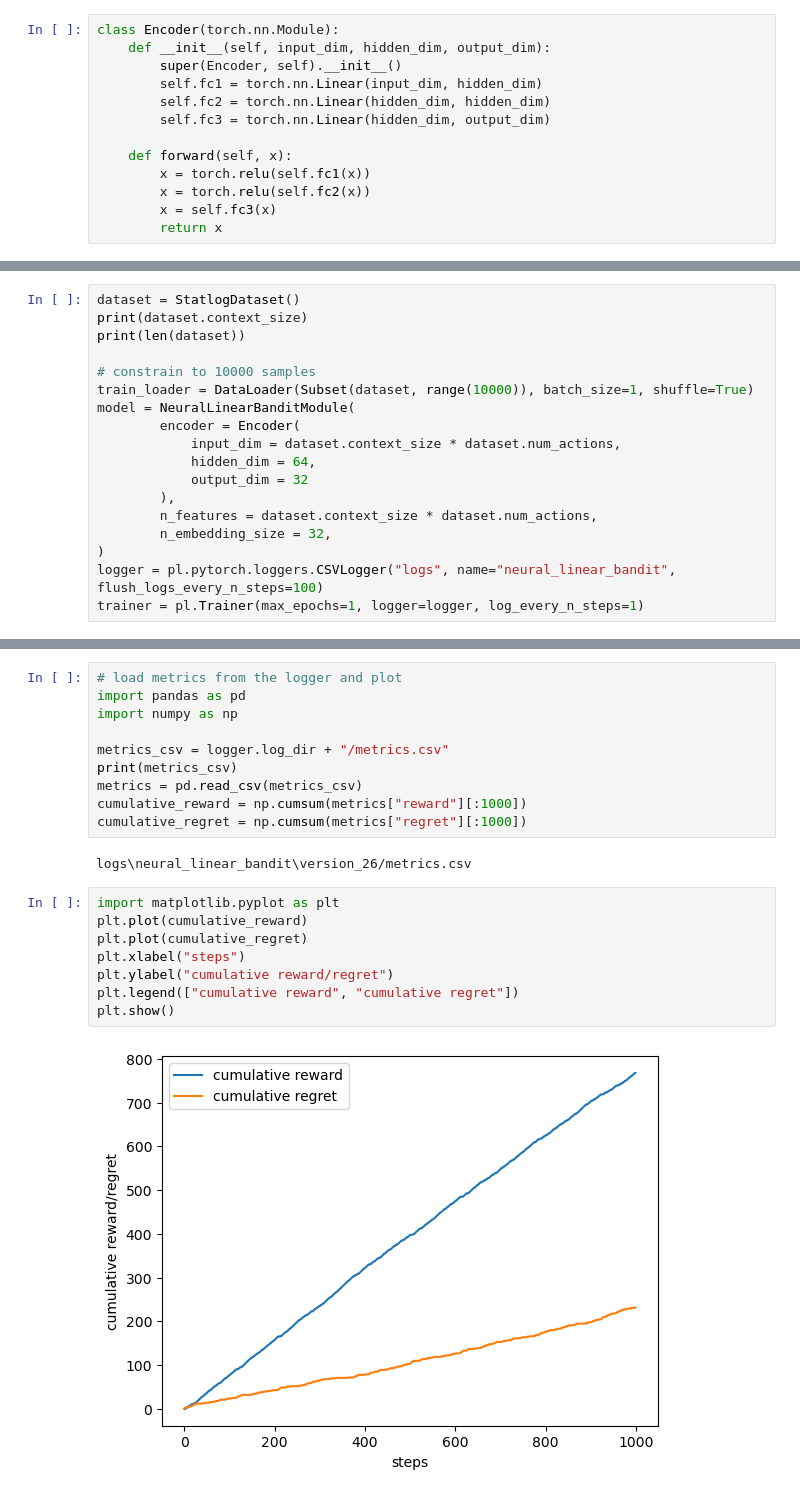
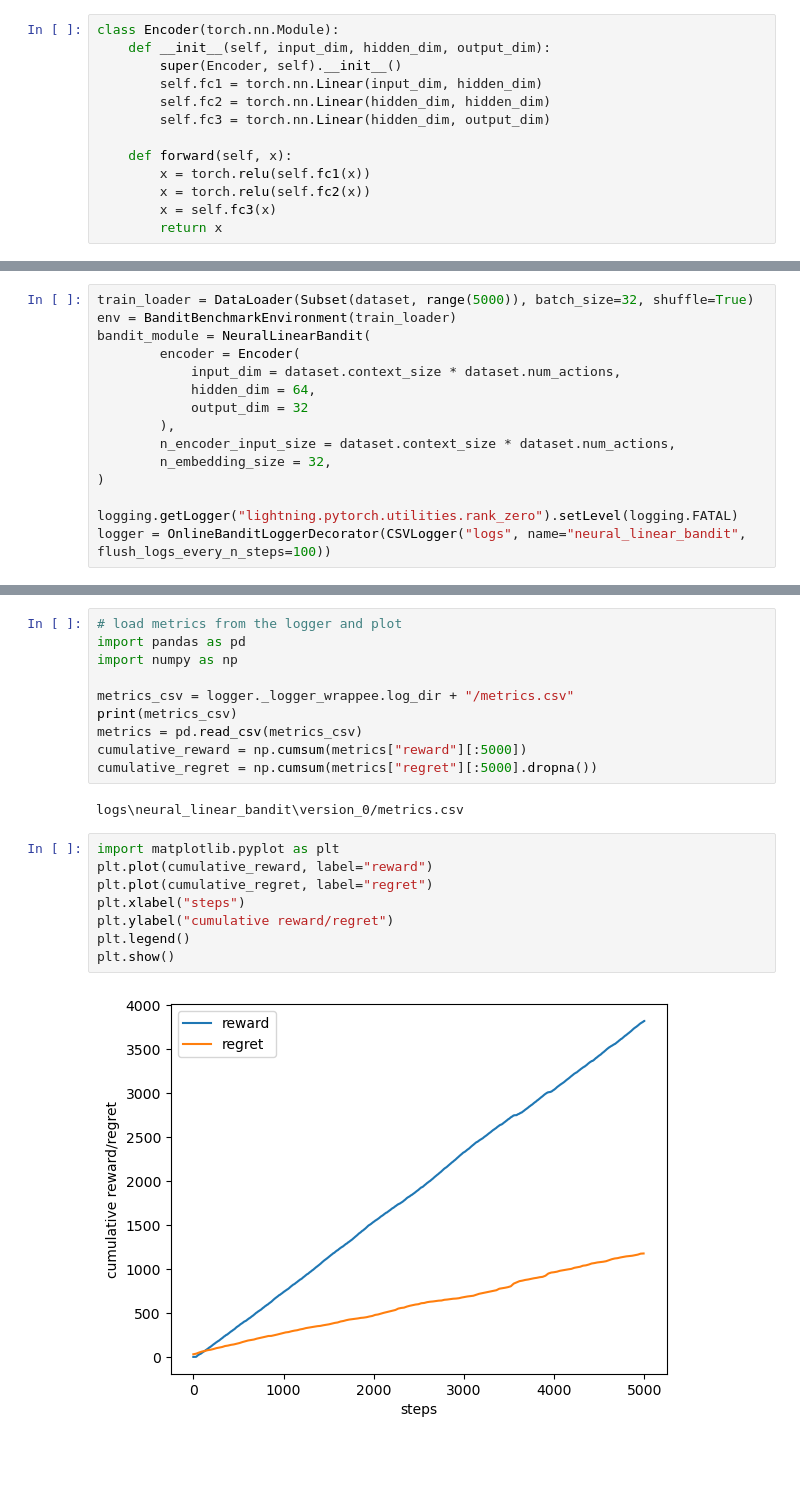
Before and after one commit to neural-bandits/calvera, a Jupyter notebook: examples/neural_linear.ipynb, the cells around one changed output, grey strips where cells are left out. Cells and saved outputs as stored; diff of their text form; blank space fills up the shorter version.

```diff
--- a/examples/neural_linear.ipynb
+++ b/examples/neural_linear.ipynb
@@ -21,18 +34,15 @@ class Encoder(torch.nn.Module):
 # %%
-dataset = StatlogDataset()
-print(dataset.context_size)
-print(len(dataset))
-
-# constrain to 10000 samples
-train_loader = DataLoader(Subset(dataset, range(10000)), batch_size=1, shuffle=True)
-model = NeuralLinearBanditModule(
+train_loader = DataLoader(Subset(dataset, range(5000)), batch_size=32, shuffle=True)
+env = BanditBenchmarkEnvironment(train_loader)
+bandit_module = NeuralLinearBandit(
         encoder = Encoder(
             input_dim = dataset.context_size * dataset.num_actions,
             hidden_dim = 64,
             output_dim = 32
         ),
-        n_features = dataset.context_size * dataset.num_actions,
+        n_encoder_input_size = dataset.context_size * dataset.num_actions,
         n_embedding_size = 32,
 )
-logger = pl.pytorch.loggers.CSVLogger("logs", name="neural_linear_bandit", flush_logs_every_n_steps=100)
-trainer = pl.Trainer(max_epochs=1, logger=logger, log_every_n_steps=1)
+
+logging.getLogger("lightning.pytorch.utilities.rank_zero").setLevel(logging.FATAL)
+logger = OnlineBanditLoggerDecorator(CSVLogger("logs", name="neural_linear_bandit", flush_logs_every_n_steps=100))
@@ -63,23 +68,23 @@ c:\Users\Philipp\miniconda3\envs\neural_bandits\lib\site-packages\lightning\pyto
 import pandas as pd
 import numpy as np
 
-metrics_csv = logger.log_dir + "/metrics.csv"
+metrics_csv = logger._logger_wrappee.log_dir + "/metrics.csv"
 print(metrics_csv)
 metrics = pd.read_csv(metrics_csv)
-cumulative_reward = np.cumsum(metrics["reward"][:1000])
-cumulative_regret = np.cumsum(metrics["regret"][:1000])
+cumulative_reward = np.cumsum(metrics["reward"][:5000])
+cumulative_regret = np.cumsum(metrics["regret"][:5000].dropna())
 # %% [output]
-logs\neural_linear_bandit\version_26/metrics.csv
+logs\neural_linear_bandit\version_0/metrics.csv
 # %%
 import matplotlib.pyplot as plt
-plt.plot(cumulative_reward)
-plt.plot(cumulative_regret)
+plt.plot(cumulative_reward, label="reward")
+plt.plot(cumulative_regret, label="regret")
 plt.xlabel("steps")
 plt.ylabel("cumulative reward/regret")
-plt.legend(["cumulative reward", "cumulative regret"])
+plt.legend()
 plt.show()
 # %% [output]
-[figure, old version]
+[figure, new version]
 # %%
 # average reward
 print(sum(metrics["reward"][:100]) / 100)
```
Also changed, not shown: parts of 11 cells of this notebook, 36 other files.
